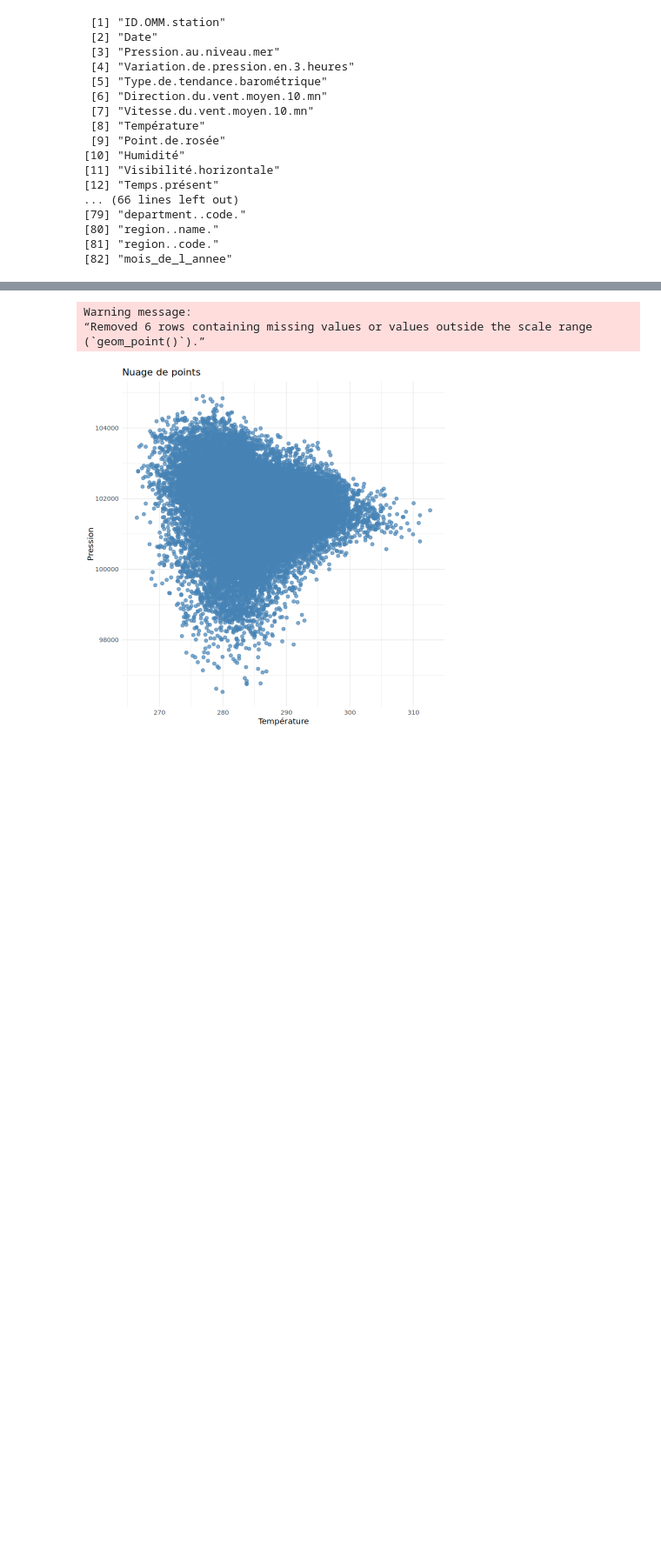
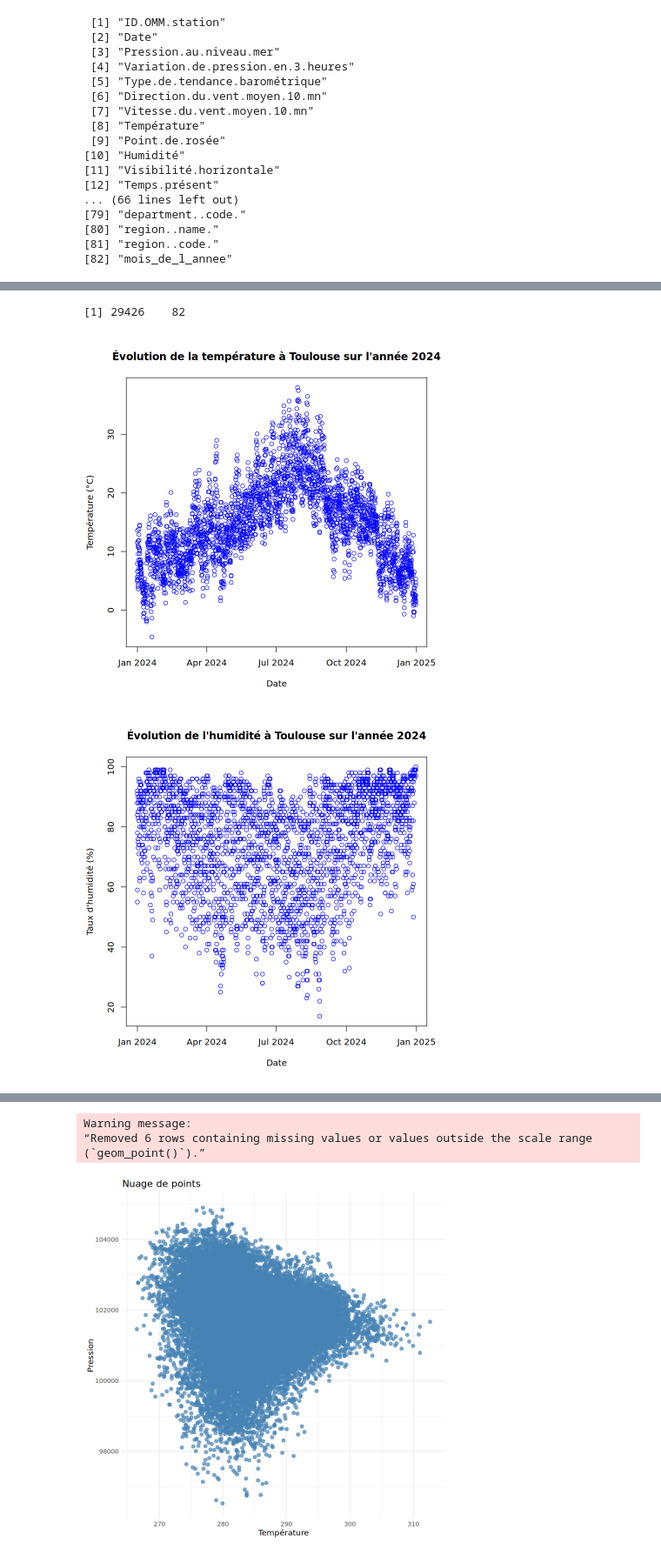
Before and after one commit to alextonon/BE_R, a Jupyter notebook: projet_statistics.ipynb, the cells around one changed output, grey strips where cells are left out. Shown at 87% size. Saved outputs shown, nothing was run; the diff lists cells and outputs as text; code cells hidden in the pictures; blank space fills up the shorter version.

```diff
--- a/projet_statistics.ipynb
+++ b/projet_statistics.ipynb
@@ -68,0 +115,49 @@ length(unique(data$Coordonnees))
+# %%
+data_caen <- data %>%
+  filter(data$Commune == "Carpiquet")
+
+data_toulouse <- data %>%
+  filter(data$Commune == 'Blagnac')
+
+dim(data_toulouse)
+
+data_caen$Date <- as.Date(data_caen$Date)
+data_toulouse$Date <- as.Date(data_toulouse$Date)
+# %% [output]
+[1] 29426    82
+# %%
+data_caen_2024 <- filter(data_caen, Date >= "2024-01-01" & Date <= "2024-12-31")
+data_toulouse_2024 <- filter(data_toulouse, Date >= "2024-01-01" & Date <= "2024-12-31")
+# %%
+par(bg = "white")
+
+plot(data_toulouse_2024$Date, data_toulouse_2024$`Température_C`,
+     type = "p",
+     col = "blue",
+     xlab = "Date",
+     ylab = "Température (°C)",
+     main = "Évolution de la température à Toulouse sur l'année 2024")
+
+plot(data_toulouse_2024$Date, data_toulouse_2024$`Humidité`,
+     type = "p",
+     col = "blue",
+     xlab = "Date",
+     ylab = "Taux d'humidité (%)",
+     main = "Évolution de l'humidité à Toulouse sur l'année 2024")
+
+plot(data_toulouse_2024$Date, data_toulouse_2024$`Précipitations_24h`,
+     type = "p",
+     col = "blue",
+     xlab = "Date",
+     ylab = "Précipitations par jour (mm)",
+     main = "Évolution des précipitations à Toulouse sur l'année 2024")
+
+plot(data_caen_2024$Date, data_caen_2024$`Précipitations_24h`,
+     type = "p",
+     col = "blue",
+     xlab = "Date",
+     ylab = "Précipitations par jour (mm)",
+     main = "Évolution des précipitations à Caen sur l'année 2024")
+# %% [output]
+[figure, added]
+[figure, added]
```
Also changed, not shown: parts of 16 cells of this notebook, 1 other file.
